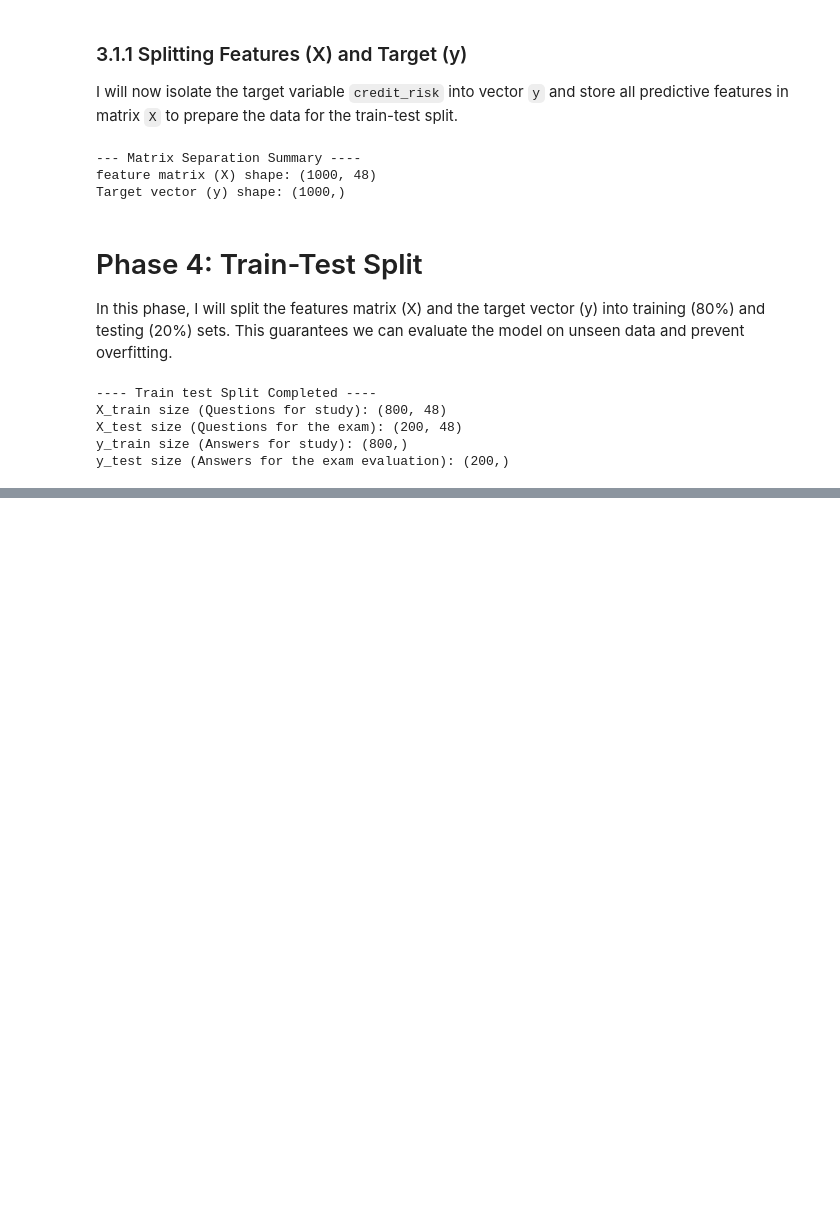
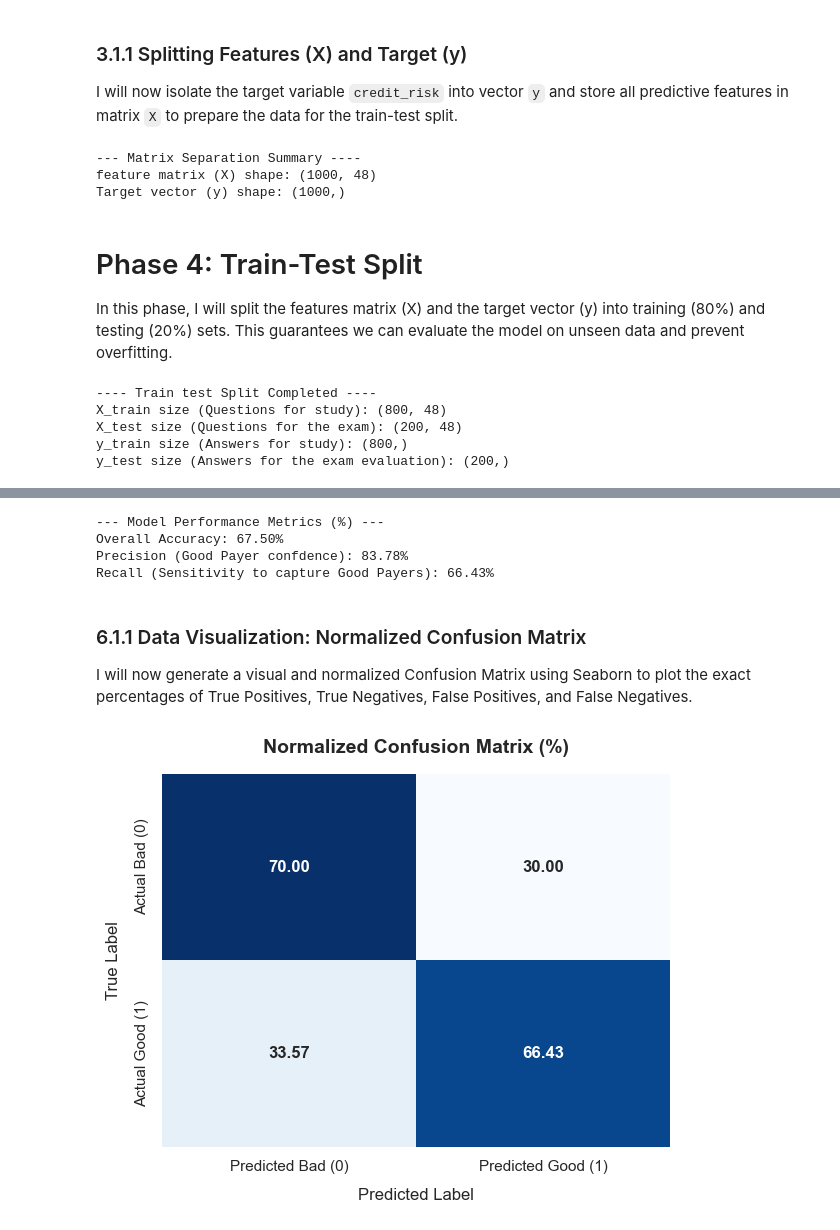
Before and after one commit to Rafaeldovale/credit-risk-assessment, a Jupyter notebook: notebook/exploration.ipynb, the cells around one changed output, grey strips where cells are left out. Saved outputs shown, nothing was run; the diff lists cells and outputs as text; code cells hidden in the pictures; blank space fills up the shorter version.

Commit message:
feat: train logistic regression and plot normalized confusion matrix

```diff
--- a/notebook/exploration.ipynb
+++ b/notebook/exploration.ipynb
@@ -324,0 +334,12 @@ y_test size (Answers for the exam evaluation): (200,)
+# %%
+# 1. initialize the model with maximum iterations and balanced weights
+model = LogisticRegression(class_weight='balanced', max_iter=3000, random_state=42)
+
+warnings.filterwarnings("ignore")
+
+# 2. Train the model using the training question (X_train) and answers (y_train)
+model.fit(X_train, y_train)
+
+print("--- Logistic Regression Model Training Completed ---")
+print(f"Model coefficients shape: {model.coef_.shape}")
+print("[SUCCESS] The model has learned the mathematical weights for credit risk!")
@@ -324,0 +354,51 @@ y_test size (Answers for the exam evaluation): (200,)
+# %%
+# 1. Genarate predictions for the 200 unseen test samples
+y_pred = model.predict(X_test)
+
+# 2. Calculate metrics and convert the to percentages
+accuracy_pct = accuracy_score(y_test, y_pred) *100
+precision_pct = precision_score(y_test, y_pred) * 100
+recall_pct = recall_score(y_test, y_pred) * 100
+# %%
+print('--- Model Performance Metrics (%) ---')
+print(f'Overall Accuracy: {accuracy_pct:.2f}%')
+print(f'Precision (Good Payer confdence): {precision_pct:.2f}%')
+print(f'Recall (Sensitivity to capture Good Payers): {recall_pct:.2f}%')
+# %% [output]
+--- Model Performance Metrics (%) ---
+Overall Accuracy: 67.50%
+Precision (Good Payer confdence): 83.78%
+Recall (Sensitivity to capture Good Payers): 66.43%
+# %% [markdown]
+### 6.1.1 Data Visualization: Normalized Confusion Matrix
+
+I will now generate a visual and normalized Confusion Matrix using Seaborn to plot the exact percentages of True Positives, True Negatives, False Positives, and False Negatives.
+# %%
+# 1. Compute the raw confusion matrix
+cm = confusion_matrix(y_test, y_pred)
+
+# 2. normalize the matrix to show percentages within each true class row
+cm_pct = cm.astype("float") / cm.sum(axis=1)[:, np.newaxis] * 100
+
+# 3. Setup the visual design using Seaborn heatmap
+plt.figure(figsize=(6,5))
+sns.heatmap(
+    cm_pct,
+    annot=True,
+    fmt=".2f",
+    cmap='Blues',
+    cbar=False,
+    xticklabels=["Predicted Bad (0)", "Predicted Good (1)"],
+    yticklabels=["Actual Bad (0)", "Actual Good (1)"],
+    annot_kws={"size": 12, "weight": "bold"},
+)
+
+# 4. Add titles and labels
+plt.title("Normalized Confusion Matrix (%)", fontsize=14, fontweight="bold", pad=15)
+plt.xlabel("Predicted Label", fontsize=12, labelpad=10)
+plt.ylabel("True Label", fontsize=12, labelpad=10)
+
+plt.tight_layout()
+plt.show()
+# %% [output]
+[figure, added]
```
Also changed, not shown: parts of 5 cells of this notebook.
